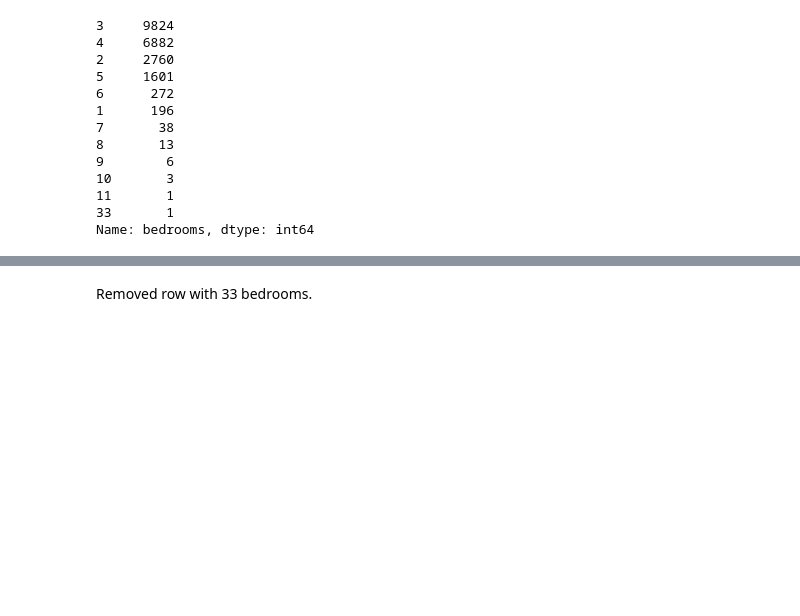
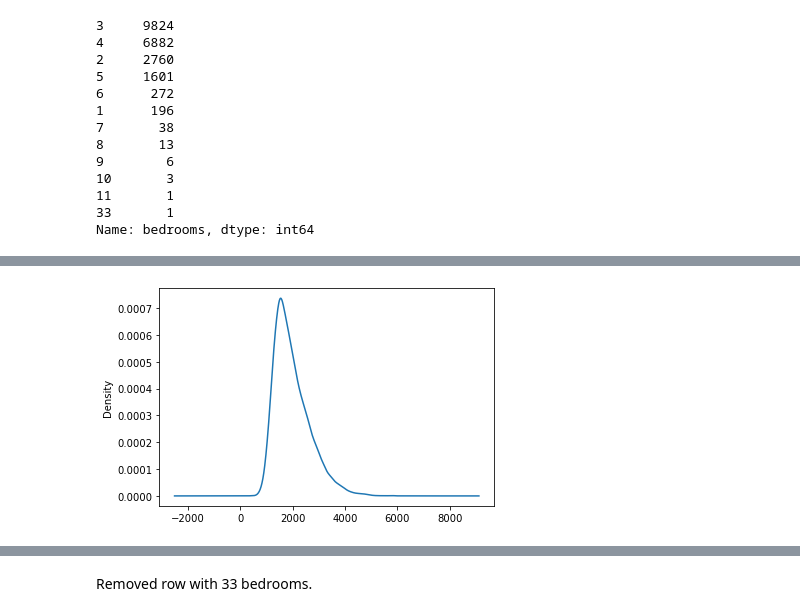
Before and after one commit to ssaeed85/dsc-ph2-KingsCountyRealEstate, a Jupyter notebook: Workspace/Zach/Untitled.ipynb, the cells around one changed output, grey strips where cells are left out. Saved outputs shown, nothing was run; the diff lists cells and outputs as text; code cells hidden in the pictures; blank space fills up the shorter version.

```diff
--- a/Workspace/Zach/Untitled.ipynb
+++ b/Workspace/Zach/Untitled.ipynb
@@ -65,0 +94,5 @@ df = df[df['bedrooms'] <=30].copy()
+# %%
+df['sqft_living15'].plot.kde()
+plt.show()
+# %% [output]
+[figure, added]
```
Also changed, not shown: parts of 36 cells of this notebook.
